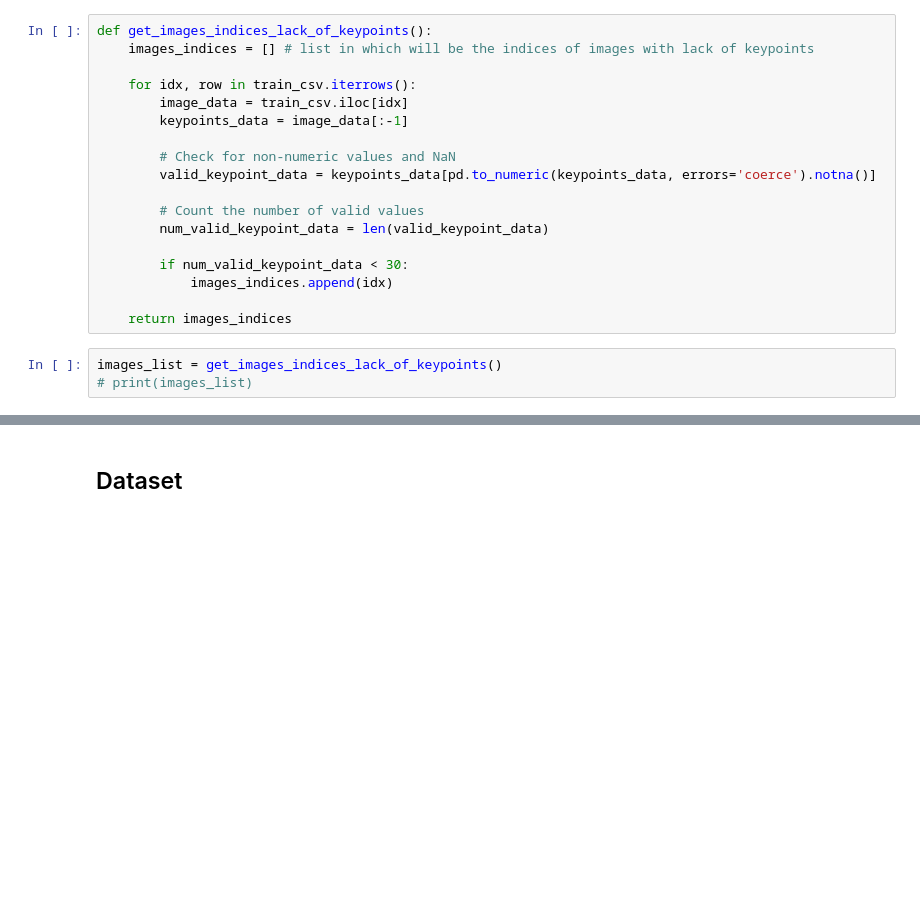
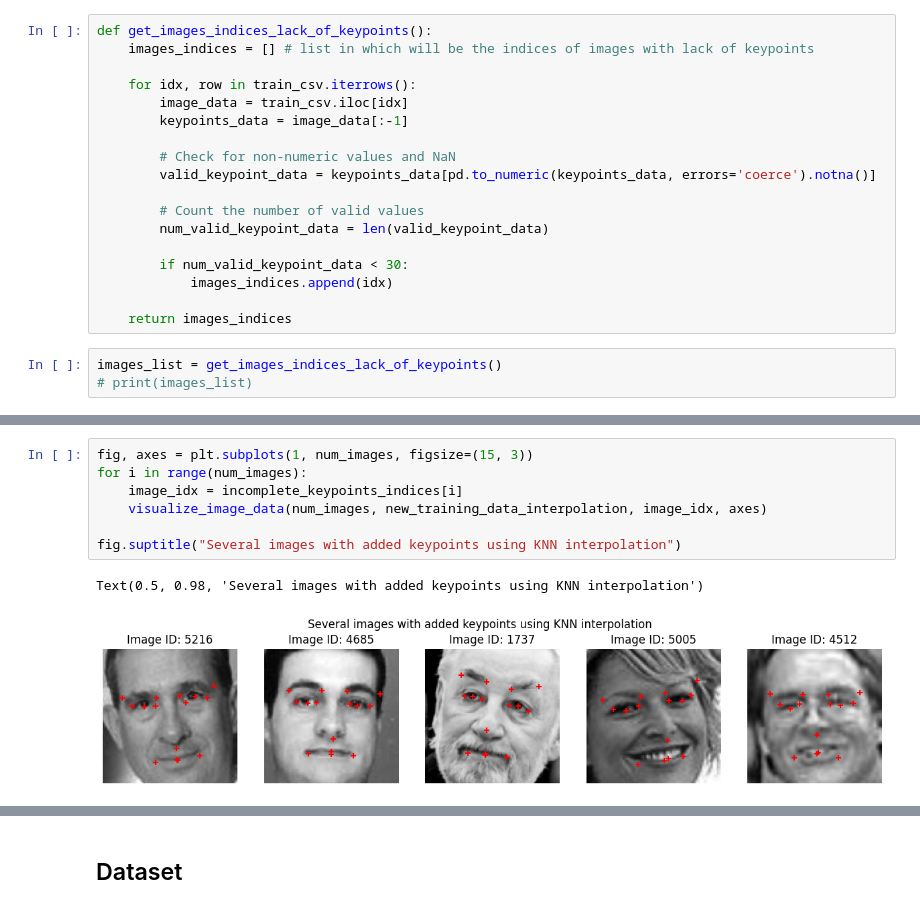
Before and after one commit to janburian/MPV, a Jupyter notebook: facial-keypoints-detection/Facial keypoints detection.ipynb, the cells around one changed output, grey strips where cells are left out. Saved outputs shown, nothing was run; the diff lists cells and outputs as text; blank space fills up the shorter version.

```diff
--- a/facial-keypoints-detection/Facial keypoints detection.ipynb
+++ b/facial-keypoints-detection/Facial keypoints detection.ipynb
@@ -380 +390,11 @@ Text(0.5, 0.98, 'Several images with added keypoints')
+# %%
+fig, axes = plt.subplots(1, num_images, figsize=(15, 3))
+for i in range(num_images):
+    image_idx = incomplete_keypoints_indices[i]
+    visualize_image_data(num_images, new_training_data_interpolation, image_idx, axes)
+
+fig.suptitle("Several images with added keypoints using KNN interpolation")
+# %% [output]
+Text(0.5, 0.98, 'Several images with added keypoints using KNN interpolation')
+[figure, added]
 # %%
```
Also changed, not shown: parts of 28 cells of this notebook.
